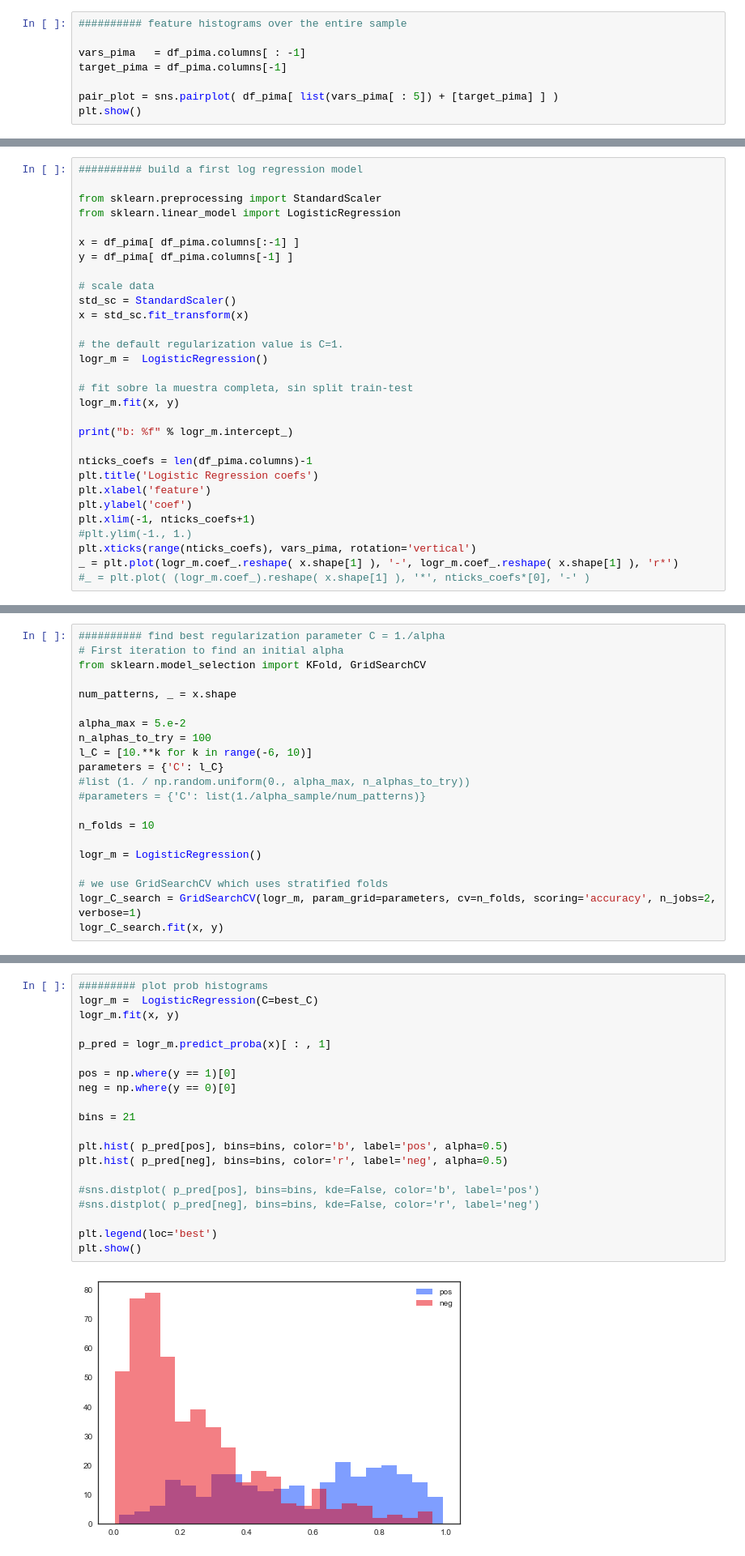
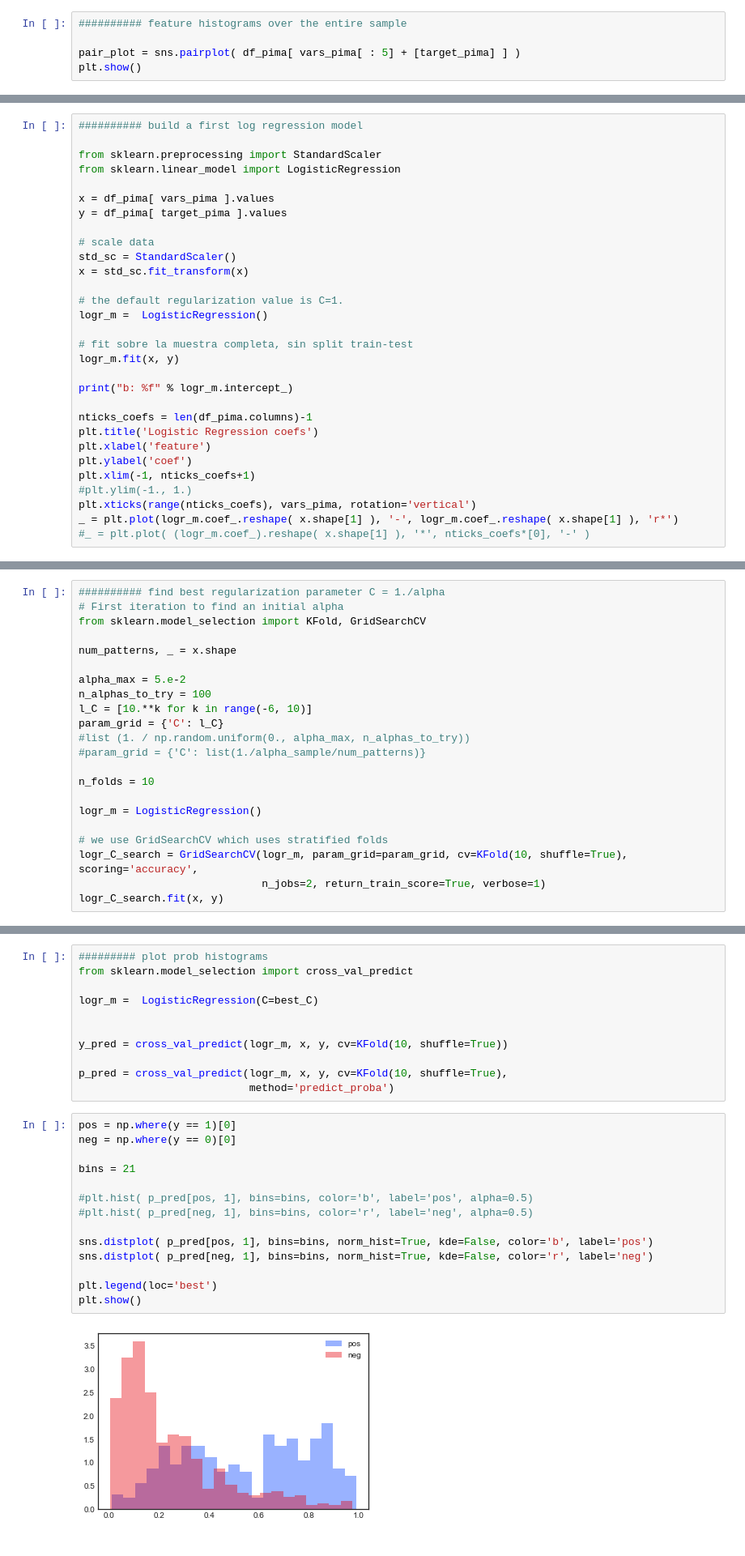
Before and after one commit to joseDorronsoro/Introduction-to-Regression-and-Classification, a Jupyter notebook: master_add_clasificacion_pima_2018.ipynb, the cells around one changed output, grey strips where cells are left out. Shown at 81% size. Drawn from its saved outputs; the diff is of its cells as text.

```diff
--- a/master_add_clasificacion_pima_2018.ipynb
+++ b/master_add_clasificacion_pima_2018.ipynb
@@ -97,9 +93,6 @@ Plot histograms of groups of 5 variables plus target.
 # %%
 ########## feature histograms over the entire sample
 
-vars_pima   = df_pima.columns[ : -1]
-target_pima = df_pima.columns[-1]
-
-pair_plot = sns.pairplot( df_pima[ list(vars_pima[ : 5]) + [target_pima] ] )
+pair_plot = sns.pairplot( df_pima[ vars_pima[ : 5] + [target_pima] ] )
 plt.show()
 # %% [output]
@@ -198,8 +195,8 @@ In all case we use l2 penalty, the newton-cg solver and a penalty C=1.
 from sklearn.preprocessing import StandardScaler
 from sklearn.linear_model import LogisticRegression
 
-x = df_pima[ df_pima.columns[:-1] ]
-y = df_pima[ df_pima.columns[-1] ]
+x = df_pima[ vars_pima ].values
+y = df_pima[ target_pima ].values
 
 # scale data
 std_sc = StandardScaler()
@@ -297,16 +300,17 @@ num_patterns, _ = x.shape
 alpha_max = 5.e-2
 n_alphas_to_try = 100
 l_C = [10.**k for k in range(-6, 10)]
-parameters = {'C': l_C}
+param_grid = {'C': l_C}
 #list (1. / np.random.uniform(0., alpha_max, n_alphas_to_try))
-#parameters = {'C': list(1./alpha_sample/num_patterns)}
+#param_grid = {'C': list(1./alpha_sample/num_patterns)}
 
 n_folds = 10
 
 logr_m = LogisticRegression()
 
 # we use GridSearchCV which uses stratified folds
-logr_C_search = GridSearchCV(logr_m, param_grid=parameters, cv=n_folds, scoring='accuracy', n_jobs=2, verbose=1)
+logr_C_search = GridSearchCV(logr_m, param_grid=param_grid, cv=KFold(10, shuffle=True), scoring='accuracy',
+                             n_jobs=2, return_train_score=True, verbose=1)
 logr_C_search.fit(x, y)
 # %% [output]
 Fitting 10 folds for each of 16 candidates, totalling 160 fits
@@ -387,22 +398,27 @@ Construir el histograma de probabilidades de las clases positiva y negativa del
+# %%
+######### plot prob histograms
+from sklearn.model_selection import cross_val_predict
+
+logr_m =  LogisticRegression(C=best_C)
+
+
+y_pred = cross_val_predict(logr_m, x, y, cv=KFold(10, shuffle=True))
+
+p_pred = cross_val_predict(logr_m, x, y, cv=KFold(10, shuffle=True),
+                           method='predict_proba')
 # %%
-######### plot prob histograms
-logr_m =  LogisticRegression(C=best_C)
-logr_m.fit(x, y)
-
-p_pred = logr_m.predict_proba(x)[ : , 1]
-
 pos = np.where(y == 1)[0]
 neg = np.where(y == 0)[0]
 
 bins = 21
 
-plt.hist( p_pred[pos], bins=bins, color='b', label='pos', alpha=0.5)
-plt.hist( p_pred[neg], bins=bins, color='r', label='neg', alpha=0.5)
+#plt.hist( p_pred[pos, 1], bins=bins, color='b', label='pos', alpha=0.5)
+#plt.hist( p_pred[neg, 1], bins=bins, color='r', label='neg', alpha=0.5)
 
-#sns.distplot( p_pred[pos], bins=bins, kde=False, color='b', label='pos')
-#sns.distplot( p_pred[neg], bins=bins, kde=False, color='r', label='neg')
+sns.distplot( p_pred[pos, 1], bins=bins, norm_hist=True, kde=False, color='b', label='pos')
+sns.distplot( p_pred[neg, 1], bins=bins, norm_hist=True, kde=False, color='r', label='neg')
 
 plt.legend(loc='best')
 plt.show()
 # %% [output]
-[figure, old version]
+[figure, new version]
```
Also changed, not shown: parts of 31 cells of this notebook.
